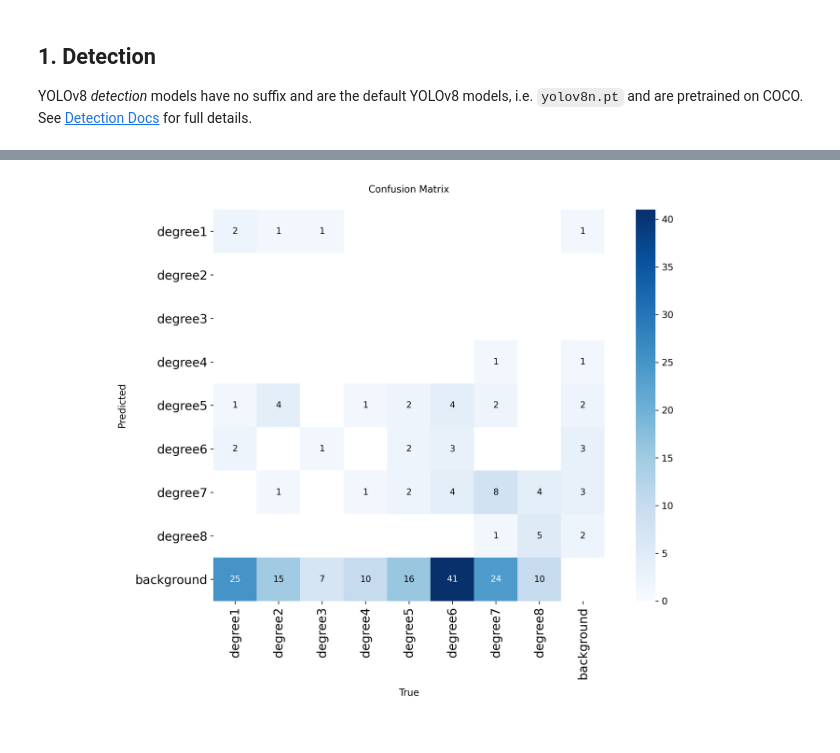
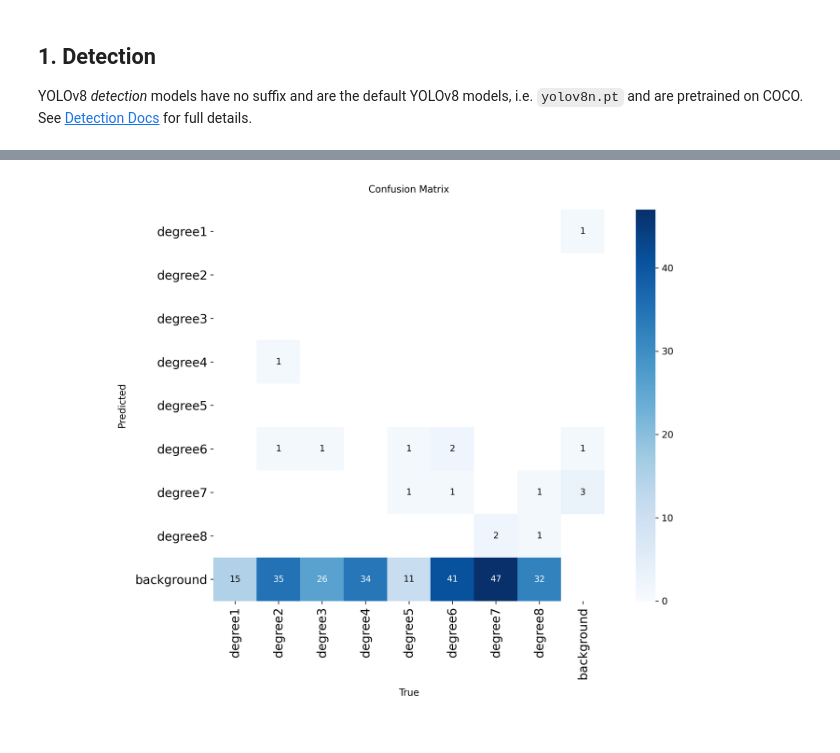
Before and after one commit to Bca72/Computer-Vision-Project-Overview, a Jupyter notebook: Copy_of_YOLOv8_Tutorial.ipynb, the cells around one changed output, grey strips where cells are left out. Cells and saved outputs as stored; diff of their text form; code cells hidden in the pictures.

```diff
--- a/Copy_of_YOLOv8_Tutorial.ipynb
+++ b/Copy_of_YOLOv8_Tutorial.ipynb
@@ -129,10 +140,10 @@ Speed: 2.9ms preprocess, 42.2ms inference, 0.9ms postprocess per image at shape
 # %%
 %matplotlib inline
 from PIL import Image
 
-Image.open('runs/detect/train/confusion_matrix.png')
+Image.open('runs/detect/test/confusion_matrix.png')
 # %% [output]
-[figure, old version]
+[figure, new version]
 # %%
 %matplotlib inline
 from PIL import Image
```
Also changed, not shown: parts of 11 cells of this notebook.
